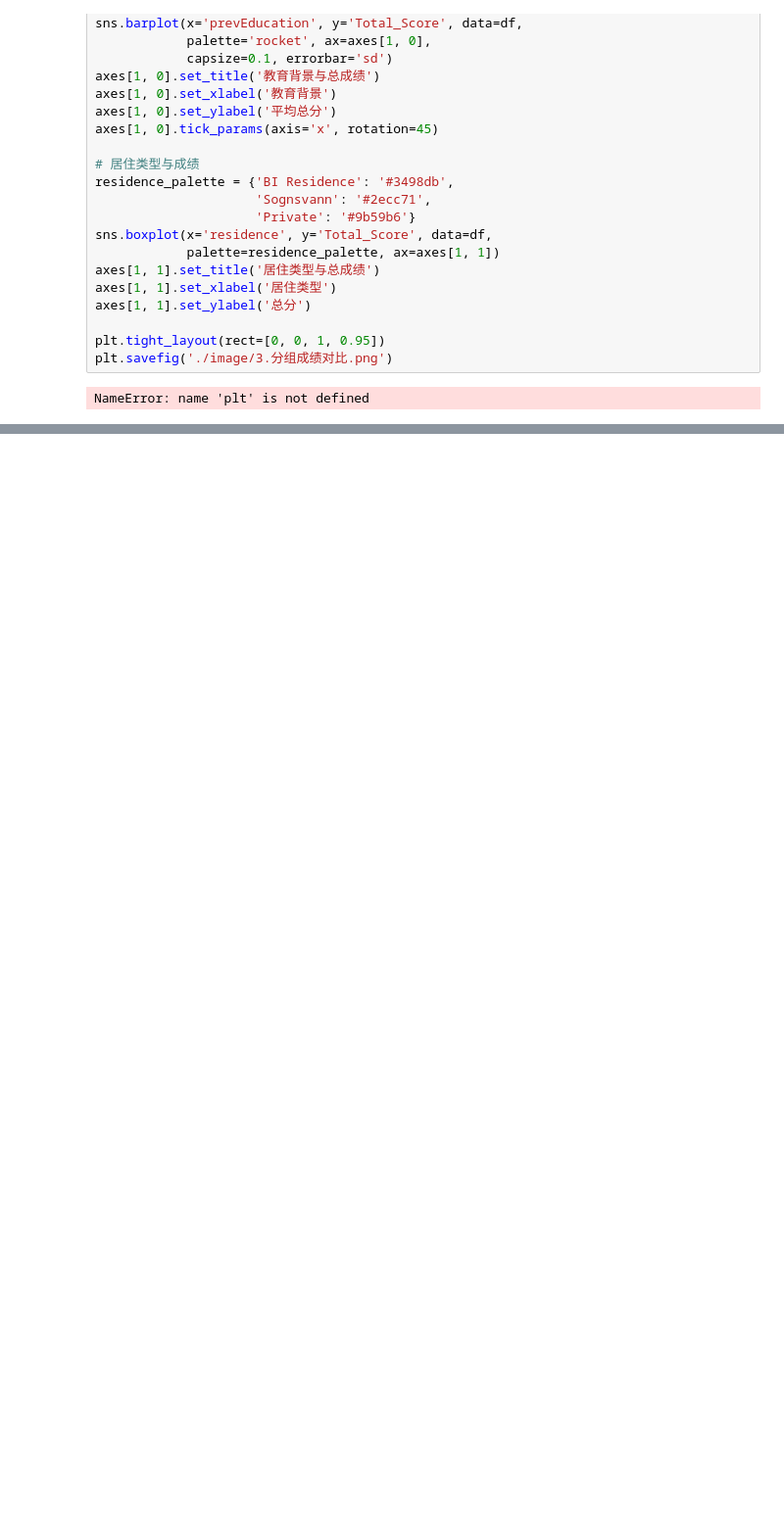
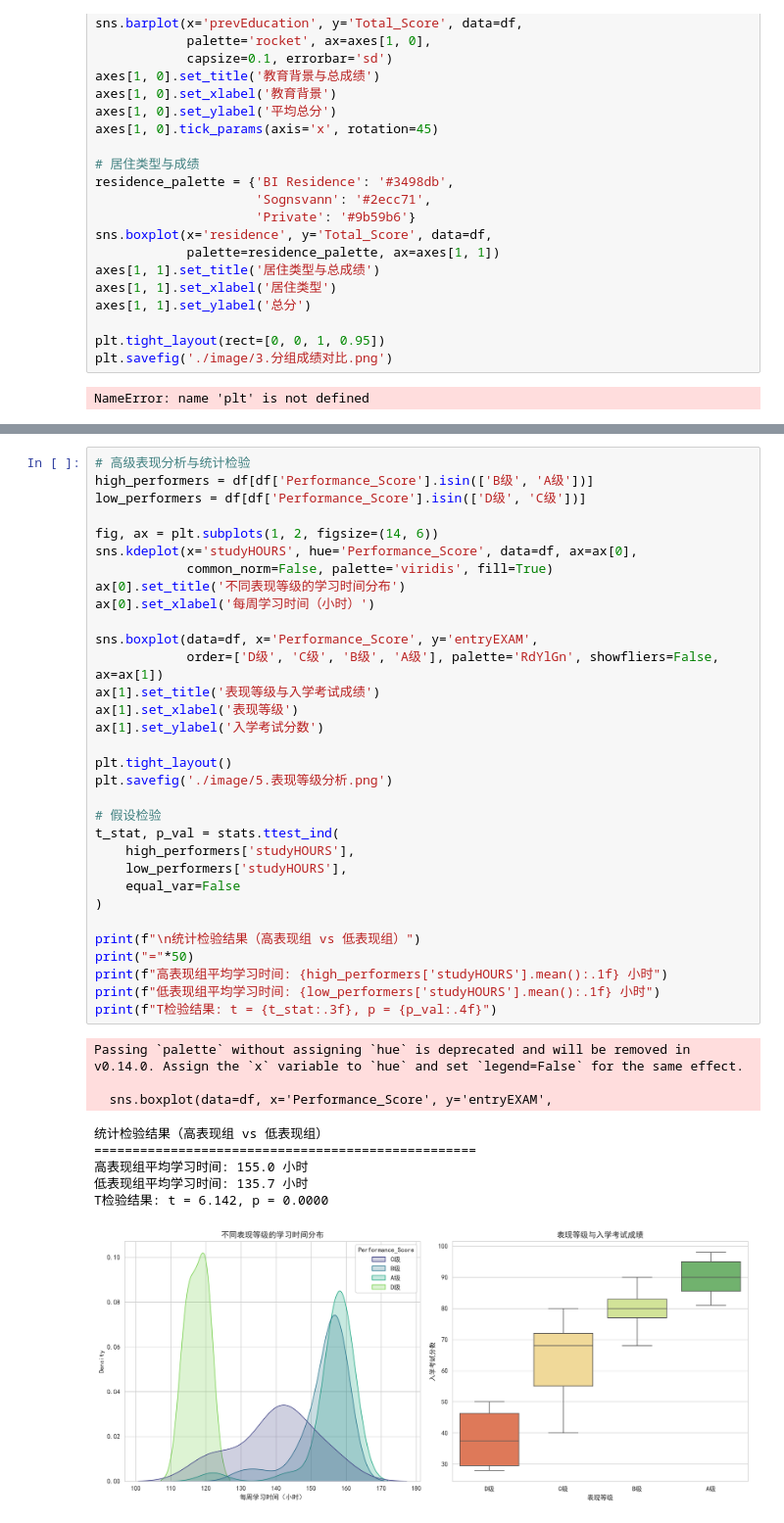
Before and after one commit to xlcblues/student-analysis, a Jupyter notebook: sample.ipynb, the cells around one changed output, grey strips where cells are left out. Shown: that part at 98% size. Saved outputs shown, nothing was run; the diff lists cells and outputs as text; blank space fills up the shorter version.

Commit message:
高级表现分析与统计检验

```diff
--- a/sample.ipynb
+++ b/sample.ipynb
@@ -508,0 +509,42 @@ plt.savefig('./image/4.特征相关系数热力图.png')
+# %%
+# 高级表现分析与统计检验
+high_performers = df[df['Performance_Score'].isin(['B级', 'A级'])]
+low_performers = df[df['Performance_Score'].isin(['D级', 'C级'])]
+
+fig, ax = plt.subplots(1, 2, figsize=(14, 6))
+sns.kdeplot(x='studyHOURS', hue='Performance_Score', data=df, ax=ax[0],
+            common_norm=False, palette='viridis', fill=True)
+ax[0].set_title('不同表现等级的学习时间分布')
+ax[0].set_xlabel('每周学习时间（小时）')
+
+sns.boxplot(data=df, x='Performance_Score', y='entryEXAM',
+            order=['D级', 'C级', 'B级', 'A级'], palette='RdYlGn', showfliers=False, ax=ax[1])
+ax[1].set_title('表现等级与入学考试成绩')
+ax[1].set_xlabel('表现等级')
+ax[1].set_ylabel('入学考试分数')
+
+plt.tight_layout()
+plt.savefig('./image/5.表现等级分析.png')
+
+# 假设检验
+t_stat, p_val = stats.ttest_ind(
+    high_performers['studyHOURS'],
+    low_performers['studyHOURS'],
+    equal_var=False
+)
+
+print(f"\n统计检验结果（高表现组 vs 低表现组）")
+print("="*50)
+print(f"高表现组平均学习时间: {high_performers['studyHOURS'].mean():.1f} 小时")
+print(f"低表现组平均学习时间: {low_performers['studyHOURS'].mean():.1f} 小时")
+print(f"T检验结果: t = {t_stat:.3f}, p = {p_val:.4f}")
+# %% [output]
+Passing `palette` without assigning `hue` is deprecated and will be removed in v0.14.0. Assign the `x` variable to `hue` and set `legend=False` for the same effect.
+
+  sns.boxplot(data=df, x='Performance_Score', y='entryEXAM',
+统计检验结果（高表现组 vs 低表现组）
+==================================================
+高表现组平均学习时间: 155.0 小时
+低表现组平均学习时间: 135.7 小时
+T检验结果: t = 6.142, p = 0.0000
+[figure, added]
```
Also changed, not shown: parts of 2 cells of this notebook.
